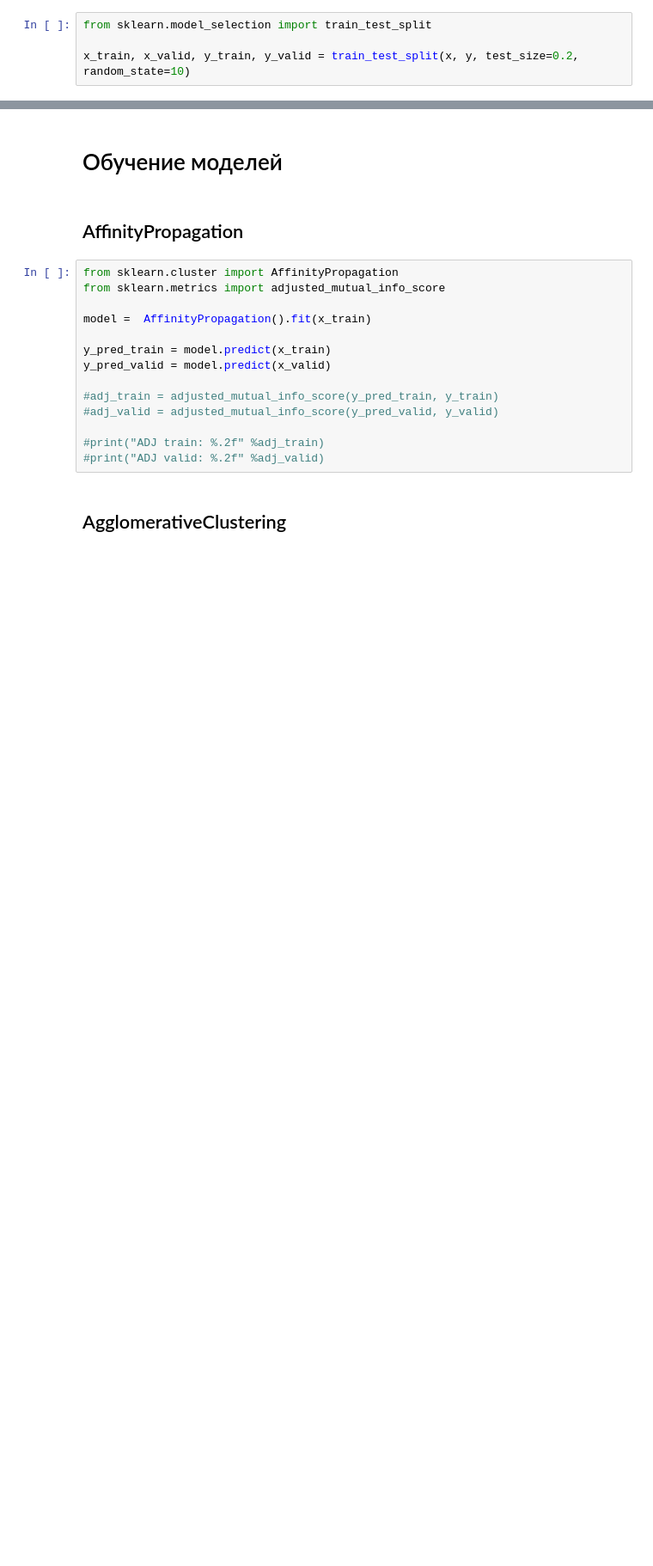
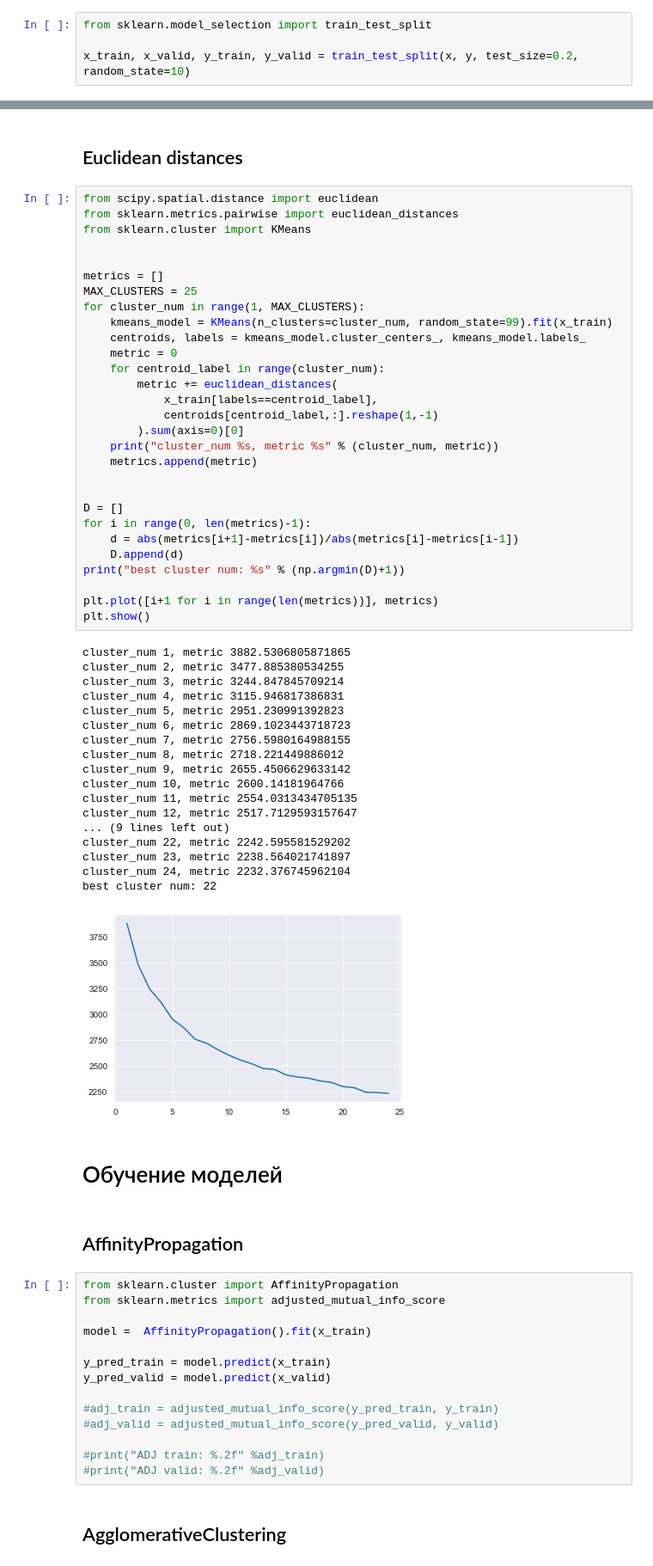
Before and after one commit to RomanK-ML/my-notes, a Jupyter notebook: Конспекты/Data Science/Machine learning/Clusterization.ipynb, the cells around one changed output, grey strips where cells are left out. Shown at 86% size. Saved outputs shown, nothing was run; the diff lists cells and outputs as text; blank space fills up the shorter version.

```diff
--- a/Конспекты/Data Science/Machine learning/Clusterization.ipynb
+++ b/Конспекты/Data Science/Machine learning/Clusterization.ipynb
@@ -69,3 +114,53 @@ x_train, x_valid, y_train, y_valid = train_test_split(x, y, test_size=0.2, rando
+# %% [markdown]
+## Euclidean distances
+# %%
+from scipy.spatial.distance import euclidean
+from sklearn.metrics.pairwise import euclidean_distances
+from sklearn.cluster import KMeans
+
+
+metrics = []
+MAX_CLUSTERS = 25
+for cluster_num in range(1, MAX_CLUSTERS):
+    kmeans_model = KMeans(n_clusters=cluster_num, random_state=99).fit(x_train)
+    centroids, labels = kmeans_model.cluster_centers_, kmeans_model.labels_
+    metric = 0
+    for centroid_label in range(cluster_num):
+        metric += euclidean_distances(
+            x_train[labels==centroid_label],
+            centroids[centroid_label,:].reshape(1,-1)
+        ).sum(axis=0)[0]
+    print("cluster_num %s, metric %s" % (cluster_num, metric))
+    metrics.append(metric)
+
+
+D = []
+for i in range(0, len(metrics)-1):
+    d = abs(metrics[i+1]-metrics[i])/abs(metrics[i]-metrics[i-1])
+    D.append(d)
+print("best cluster num: %s" % (np.argmin(D)+1))
+
+plt.plot([i+1 for i in range(len(metrics))], metrics)
+plt.show()
+# %% [output]
+cluster_num 1, metric 3882.5306805871865
+cluster_num 2, metric 3477.885380534255
+cluster_num 3, metric 3244.847845709214
+cluster_num 4, metric 3115.946817386831
+cluster_num 5, metric 2951.230991392823
+cluster_num 6, metric 2869.1023443718723
+cluster_num 7, metric 2756.5980164988155
+cluster_num 8, metric 2718.221449886012
+cluster_num 9, metric 2655.4506629633142
+cluster_num 10, metric 2600.14181964766
+cluster_num 11, metric 2554.0313434705135
+cluster_num 12, metric 2517.7129593157647
+... (9 lines left out)
+cluster_num 22, metric 2242.595581529202
+cluster_num 23, metric 2238.564021741897
+cluster_num 24, metric 2232.376745962104
+best cluster num: 22
+[figure, added]
 # %% [markdown]
 # Обучение моделей
 # %% [markdown]
```
Also changed, not shown: parts of 13 cells of this notebook, 44 other files.
